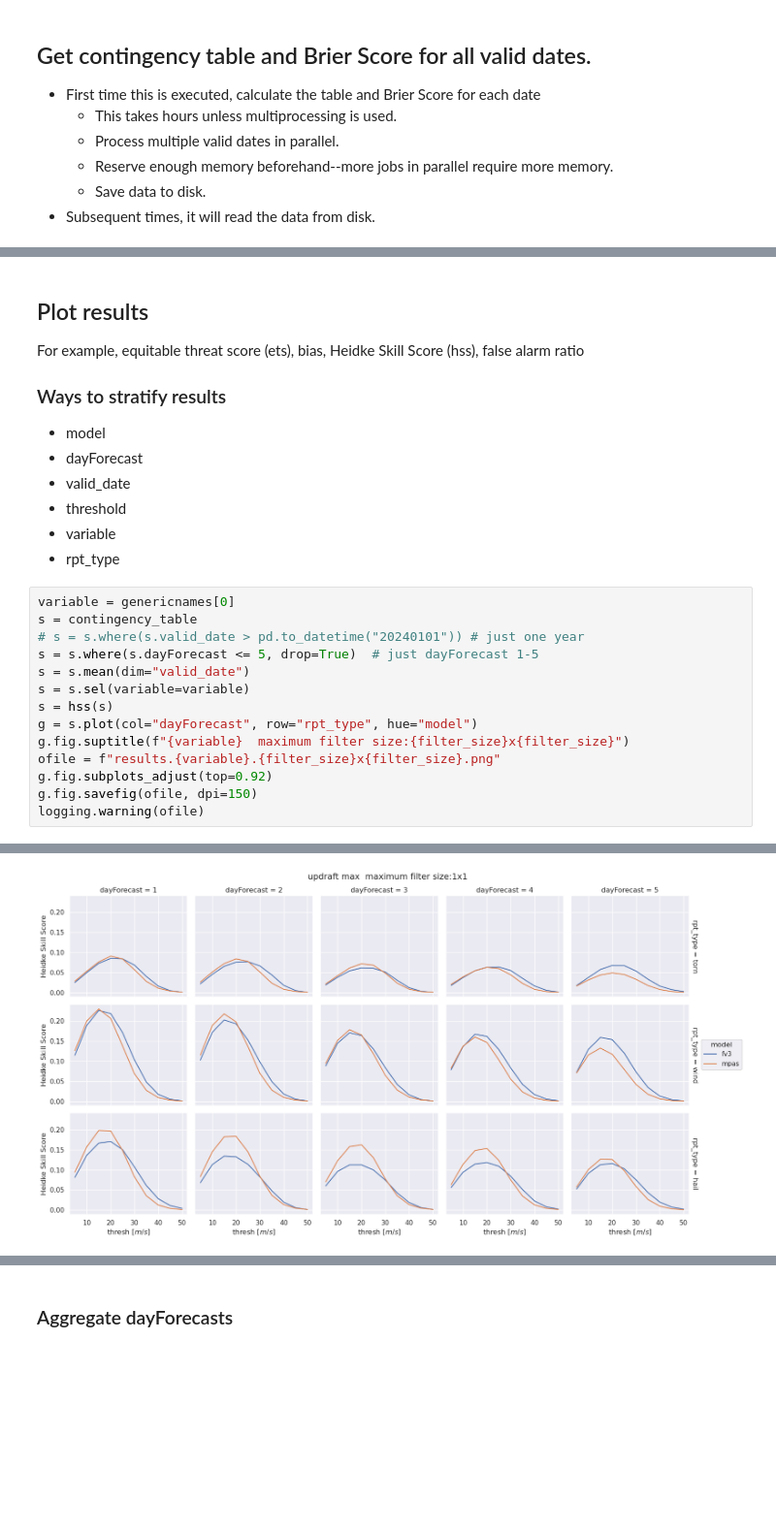
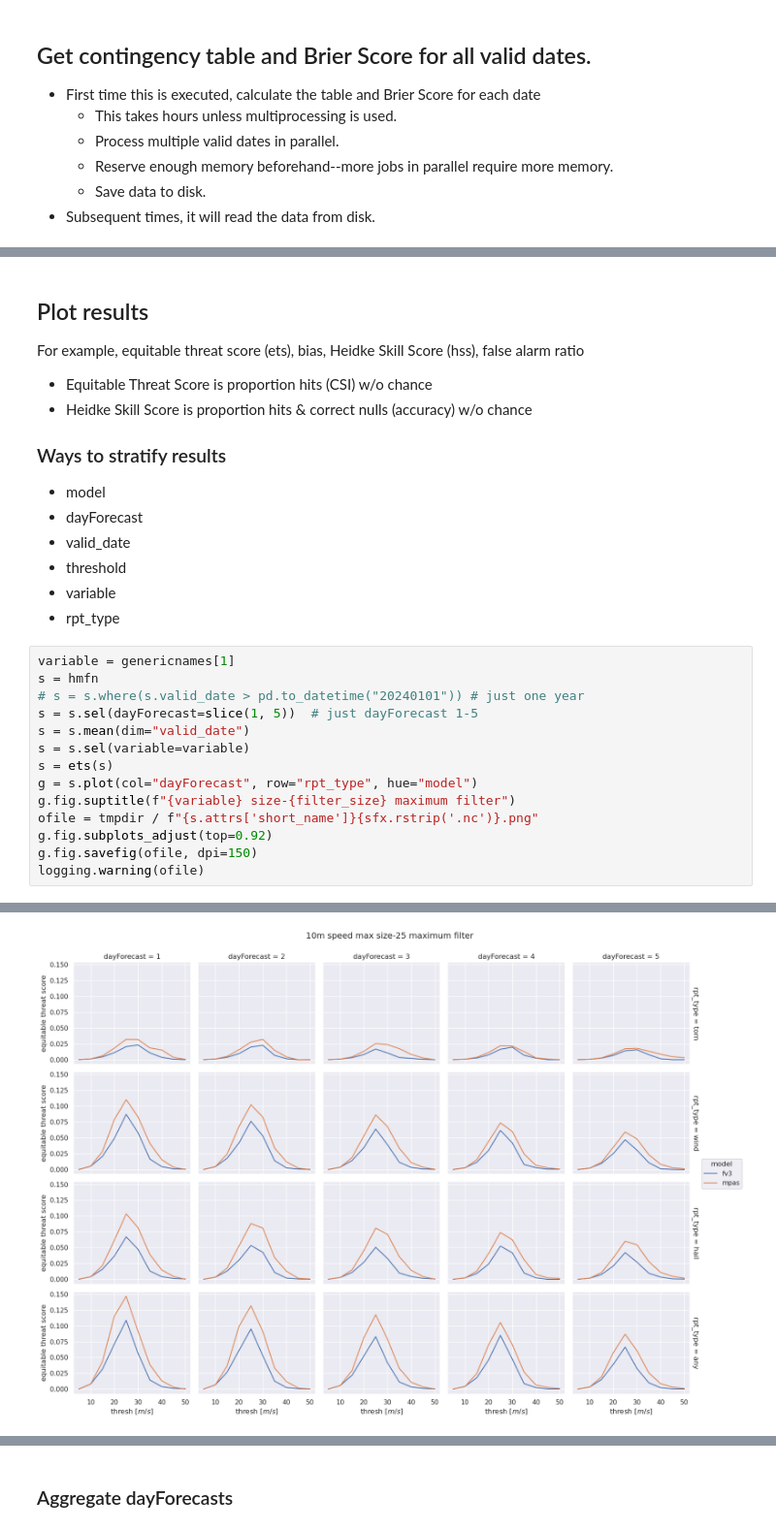
Before and after one commit to ahijevyc/ldmason_hwt, a Jupyter notebook: model_vars_rpt_types.ipynb, the cells around one changed output, grey strips where cells are left out. Shown at 97% size. Cells and saved outputs as stored; diff of their text form; blank space fills up the shorter version.

Commit message:
short_name attrs, squared error

```diff
--- a/model_vars_rpt_types.ipynb
+++ b/model_vars_rpt_types.ipynb
@@ -225,6 +363,10 @@ else:
 # %% [markdown]
 ## Plot results
 For example, equitable threat score (ets), bias, Heidke Skill Score (hss), false alarm ratio
+
+- Equitable Threat Score is proportion hits (CSI) w/o chance
+- Heidke Skill Score is proportion hits & correct nulls (accuracy) w/o chance
+
 ### Ways to stratify results
 - model
 - dayForecast
@@ -233,16 +375,16 @@ For example, equitable threat score (ets), bias, Heidke Skill Score (hss), false
 - variable
 - rpt_type
 # %%
-variable = genericnames[0]
-s = contingency_table
+variable = genericnames[1]
+s = hmfn
 # s = s.where(s.valid_date > pd.to_datetime("20240101")) # just one year
-s = s.where(s.dayForecast <= 5, drop=True)  # just dayForecast 1-5
+s = s.sel(dayForecast=slice(1, 5))  # just dayForecast 1-5
 s = s.mean(dim="valid_date")
 s = s.sel(variable=variable)
-s = hss(s)
+s = ets(s)
 g = s.plot(col="dayForecast", row="rpt_type", hue="model")
-g.fig.suptitle(f"{variable}  maximum filter size:{filter_size}x{filter_size}")
-ofile = f"results.{variable}.{filter_size}x{filter_size}.png"
+g.fig.suptitle(f"{variable} size-{filter_size} maximum filter")
+ofile = tmpdir / f"{s.attrs['short_name']}{sfx.rstrip('.nc')}.png"
 g.fig.subplots_adjust(top=0.92)
 g.fig.savefig(ofile, dpi=150)
 logging.warning(ofile)
@@ -251 +393 @@ logging.warning(ofile)
-[figure, old version]
+[figure, new version]
```
Also changed, not shown: parts of 36 cells of this notebook, 6 other files.
